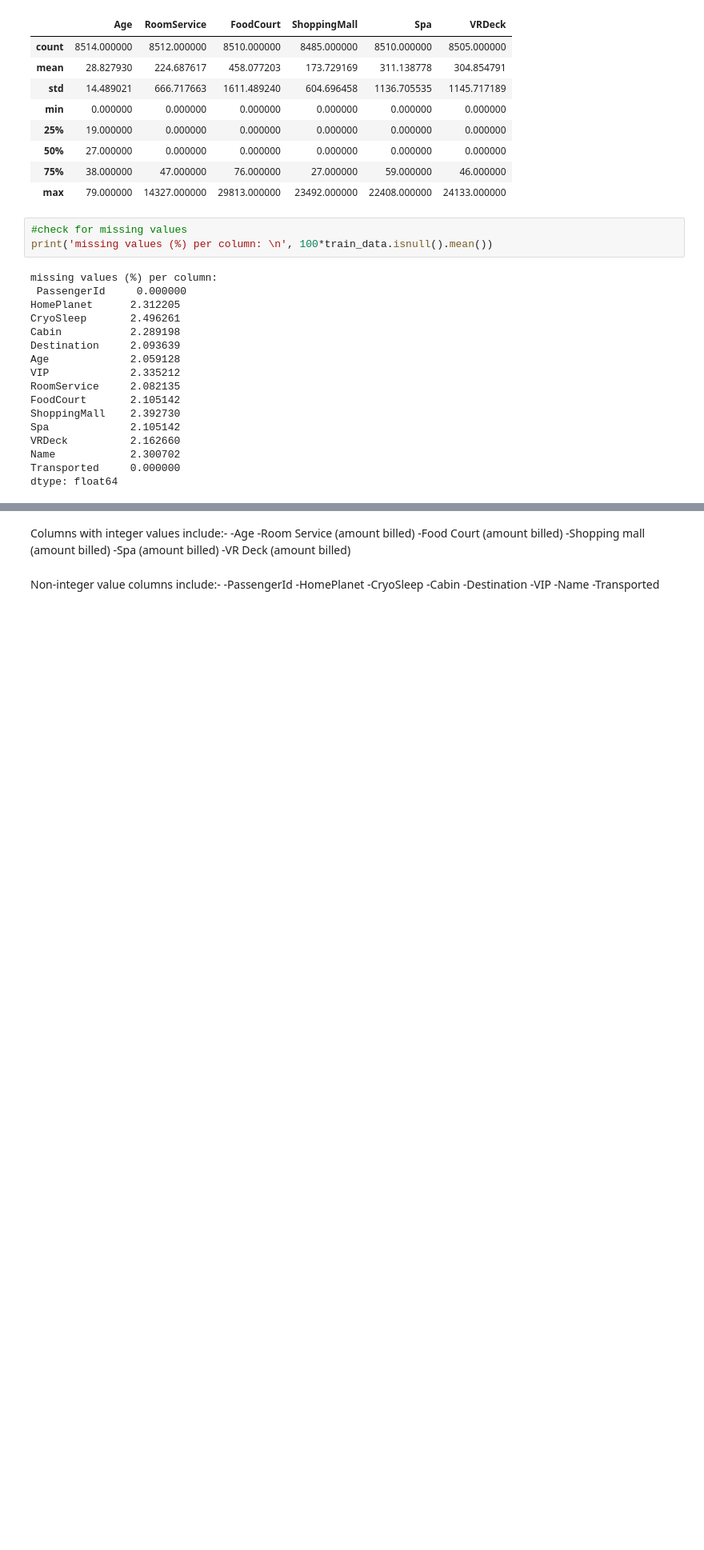
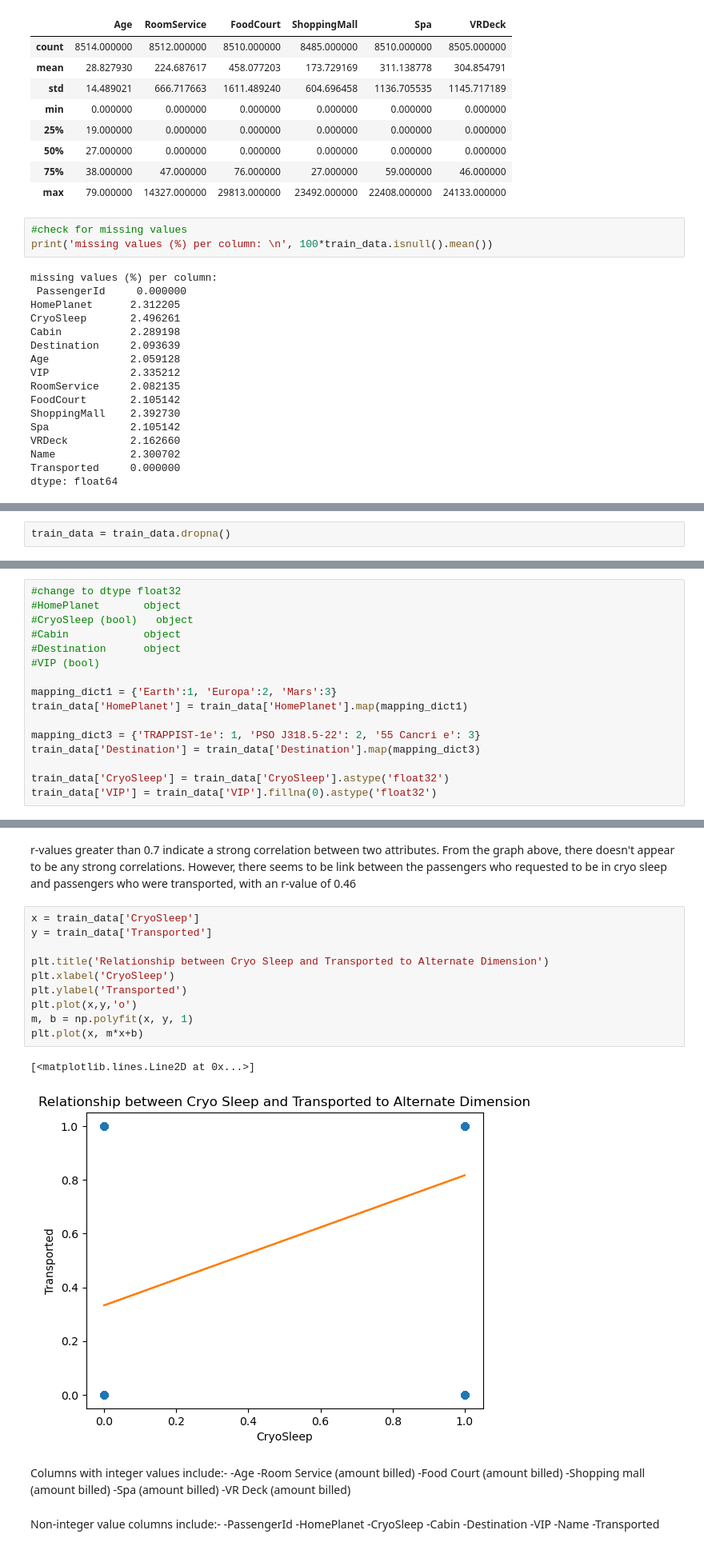
Before and after one commit to KS-coder77/titanic_spaceship_ML, a Jupyter notebook: Titanic_ML_comp.ipynb, the cells around one changed output, grey strips where cells are left out. Shown at 80% size. Drawn from its saved outputs; the diff is of its cells as text; blank space fills up the shorter version.

```diff
--- a/Titanic_ML_comp.ipynb
+++ b/Titanic_ML_comp.ipynb
@@ -88,0 +149,2 @@ test_data
+# %%
+train_data = train_data.dropna()
@@ -88,0 +169,16 @@ test_data
+# %%
+#change to dtype float32
+#HomePlanet       object
+#CryoSleep (bool)   object
+#Cabin            object
+#Destination      object
+#VIP (bool)
+
+mapping_dict1 = {'Earth':1, 'Europa':2, 'Mars':3}
+train_data['HomePlanet'] = train_data['HomePlanet'].map(mapping_dict1)
+
+mapping_dict3 = {'TRAPPIST-1e': 1, 'PSO J318.5-22': 2, '55 Cancri e': 3}
+train_data['Destination'] = train_data['Destination'].map(mapping_dict3)
+
+train_data['CryoSleep'] = train_data['CryoSleep'].astype('float32')
+train_data['VIP'] = train_data['VIP'].fillna(0).astype('float32')
@@ -89,3 +209,18 @@ test_data
+# %% [markdown]
+r-values greater than 0.7 indicate a strong correlation between two attributes. From the graph above, there doesn't appear to be any strong correlations. However, there seems to be link between the passengers who requested to be in cryo sleep and passengers who were transported, with an r-value of 0.46
+# %%
+x = train_data['CryoSleep']
+y = train_data['Transported']
+
+plt.title('Relationship between Cryo Sleep and Transported to Alternate Dimension')
+plt.xlabel('CryoSleep')
+plt.ylabel('Transported')
+plt.plot(x,y,'o')
+m, b = np.polyfit(x, y, 1)
+plt.plot(x, m*x+b)
+# %% [output]
+[<matplotlib.lines.Line2D at 0x...>]
+[figure, added]
 # %% [markdown]
 Columns with integer values include:-
 -Age
```
Also changed, not shown: parts of 51 cells of this notebook.
